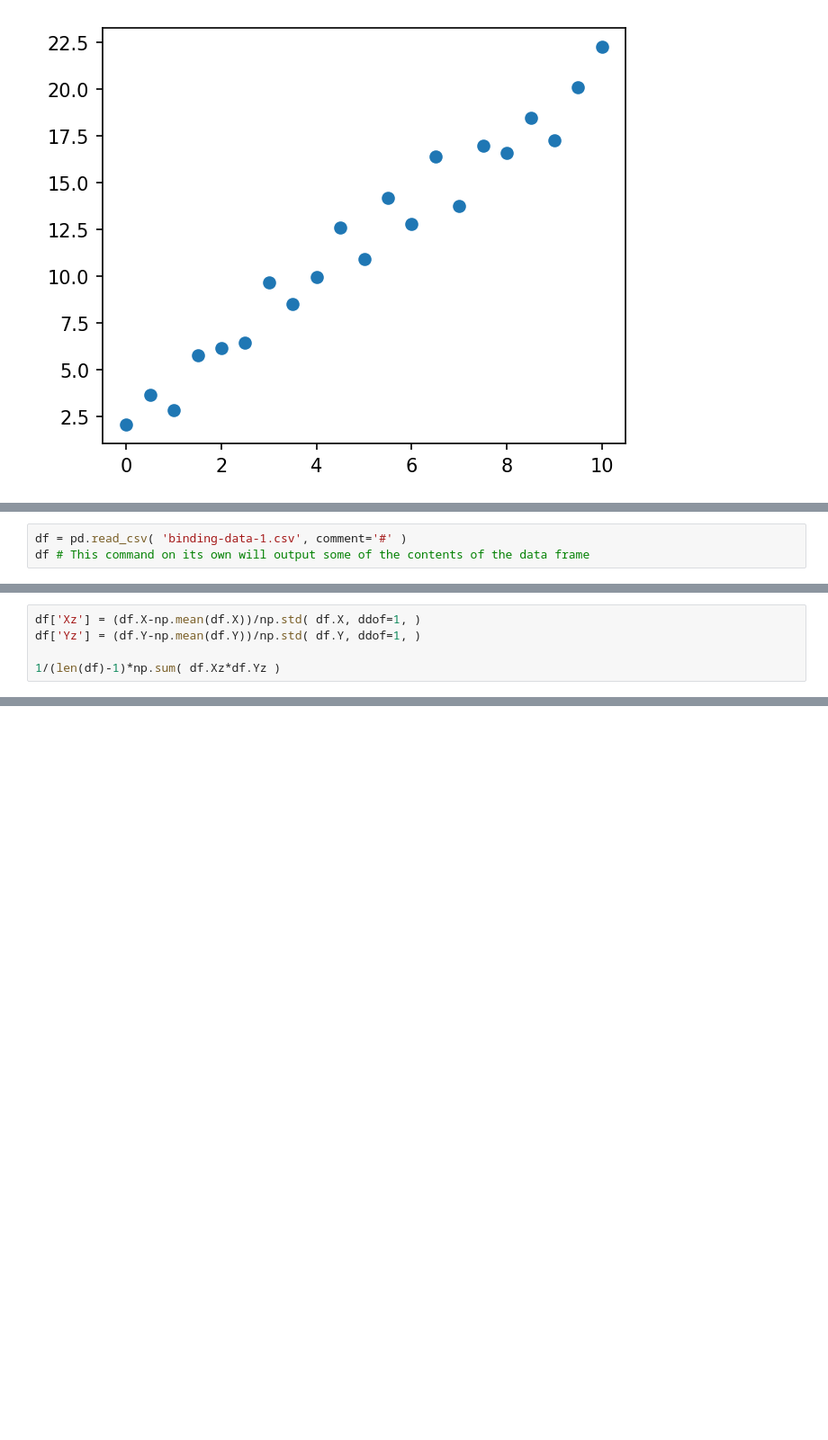
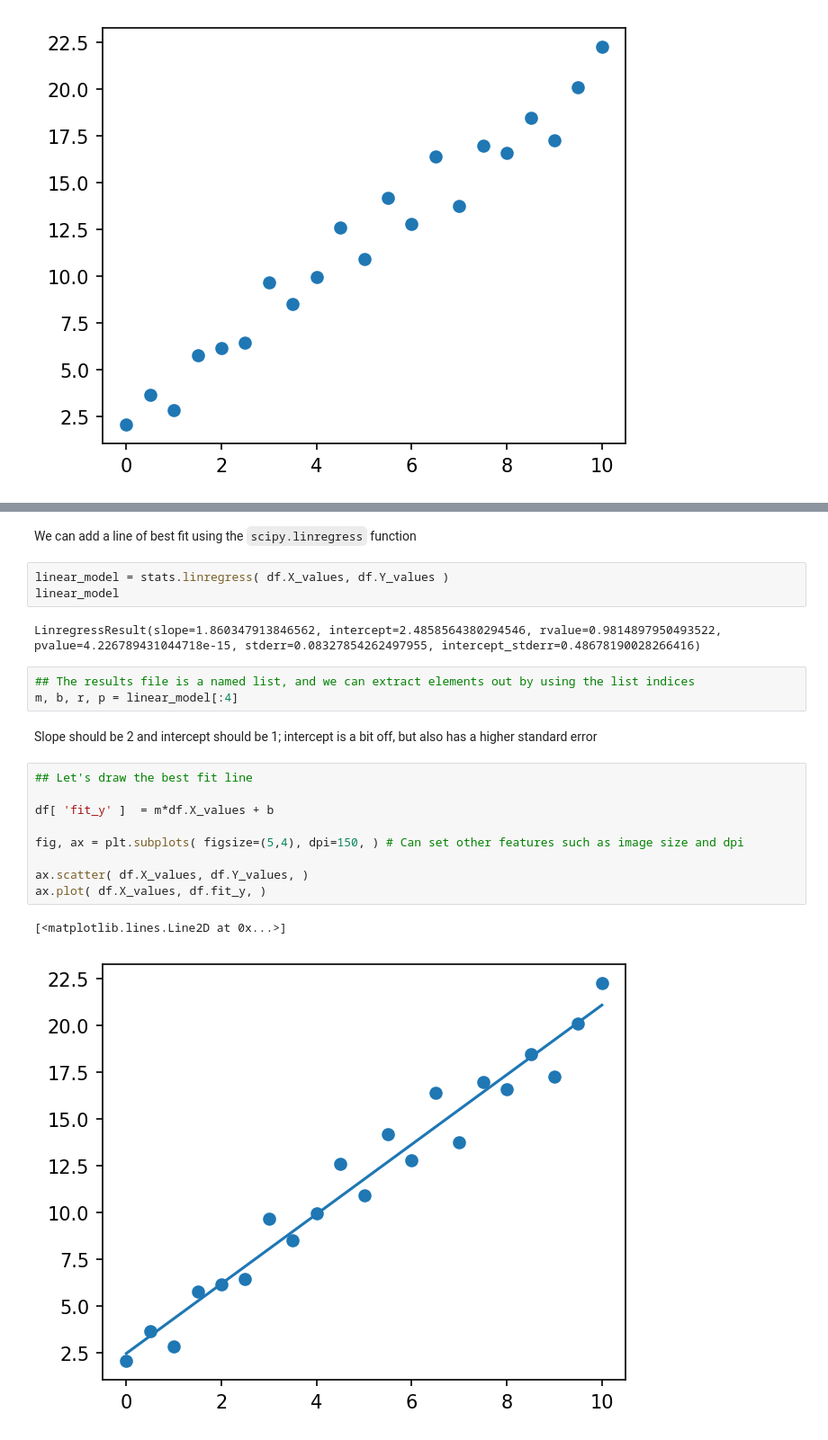
Before and after one commit to dbwilburn/BIOC6765, a Jupyter notebook: probability_simulations.ipynb, the cells around one changed output, grey strips where cells are left out. Shown at 90% size. Cells and saved outputs as stored; diff of their text form; blank space fills up the shorter version.

```diff
--- a/probability_simulations.ipynb
+++ b/probability_simulations.ipynb
@@ -183,3 +178,0 @@ Below, we assume that the file bind-data-1.csv has been placed in the current di
-# %%
-df = pd.read_csv( 'binding-data-1.csv', comment='#' )
-df # This command on its own will output some of the contents of the data frame
@@ -204,5 +178,0 @@ LinregressResult(slope=0.1006547619047619, intercept=0.30833333333333335, rvalue
-# %%
-df['Xz'] = (df.X-np.mean(df.X))/np.std( df.X, ddof=1, )
-df['Yz'] = (df.Y-np.mean(df.Y))/np.std( df.Y, ddof=1, )
-
-1/(len(df)-1)*np.sum( df.Xz*df.Yz )
@@ -230,0 +179,24 @@ Type:      function
+# %% [markdown]
+We can add a line of best fit using the  `scipy.linregress` function
+# %%
+linear_model = stats.linregress( df.X_values, df.Y_values )
+linear_model
+# %% [output]
+LinregressResult(slope=1.860347913846562, intercept=2.4858564380294546, rvalue=0.9814897950493522, pvalue=4.226789431044718e-15, stderr=0.08327854262497955, intercept_stderr=0.48678190028266416)
+# %%
+## The results file is a named list, and we can extract elements out by using the list indices
+m, b, r, p = linear_model[:4]
+# %% [markdown]
+Slope should be 2 and intercept should be 1; intercept is a bit off, but also has a higher standard error
+# %%
+## Let's draw the best fit line
+
+df[ 'fit_y' ]  = m*df.X_values + b
+
+fig, ax = plt.subplots( figsize=(5,4), dpi=150, ) # Can set other features such as image size and dpi
+
+ax.scatter( df.X_values, df.Y_values, )
+ax.plot( df.X_values, df.fit_y, )
+# %% [output]
+[<matplotlib.lines.Line2D at 0x...>]
+[figure, added]
```
Also changed, not shown: parts of 28 cells of this notebook.
